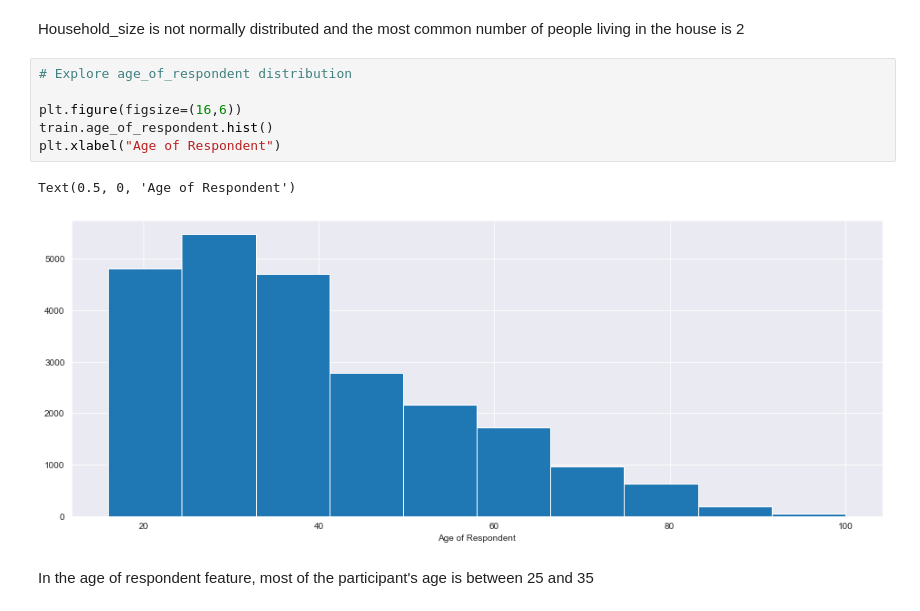
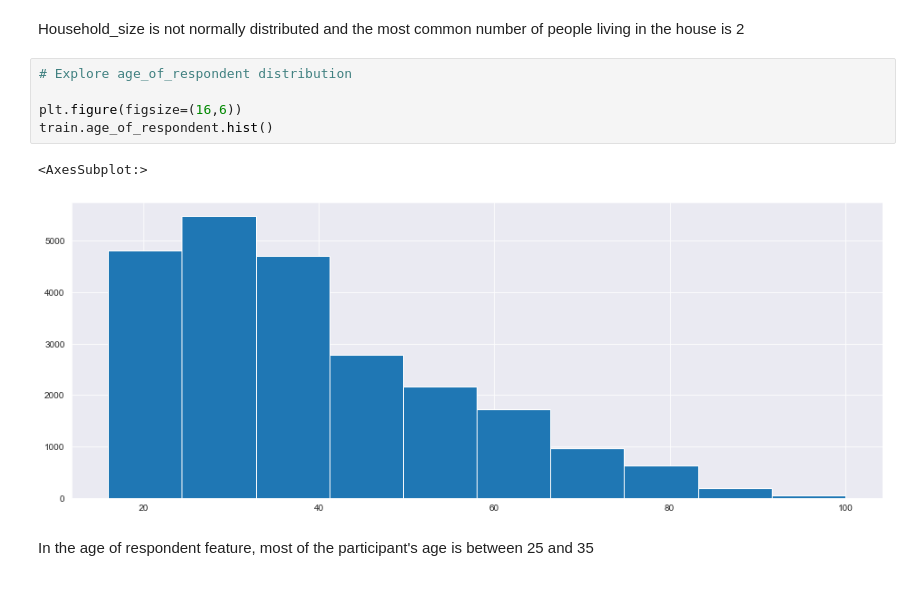
Before and after one commit to Eben-Success/ML_Financial_Inclusion_In_Africa, a Jupyter notebook: StarterNotebook.ipynb, the cells around one changed output. Cells and saved outputs as stored; diff of their text form.

```diff
--- a/StarterNotebook.ipynb
+++ b/StarterNotebook.ipynb
@@ -298,12 +298,11 @@ Household_size is not normally distributed and the most common number of people
 # %%
 # Explore age_of_respondent distribution
 
 plt.figure(figsize=(16,6))
 train.age_of_respondent.hist()
-plt.xlabel("Age of Respondent")
 # %% [output]
-Text(0.5, 0, 'Age of Respondent')
+<AxesSubplot:>
-[figure, old version]
+[figure, new version]
 # %% [markdown]
 In the age of respondent feature, most of the participant's age is between 25 and 35
 # %% [markdown]
```
